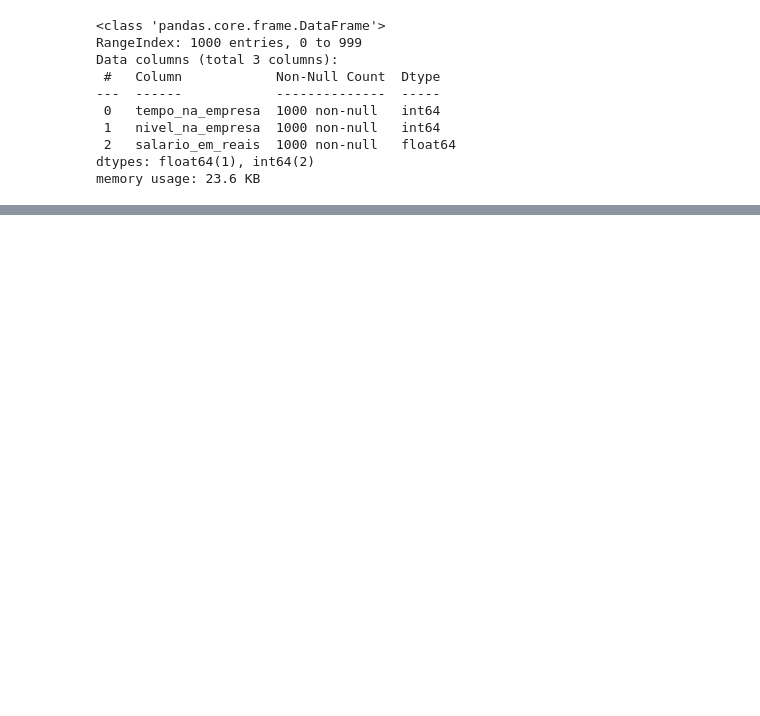
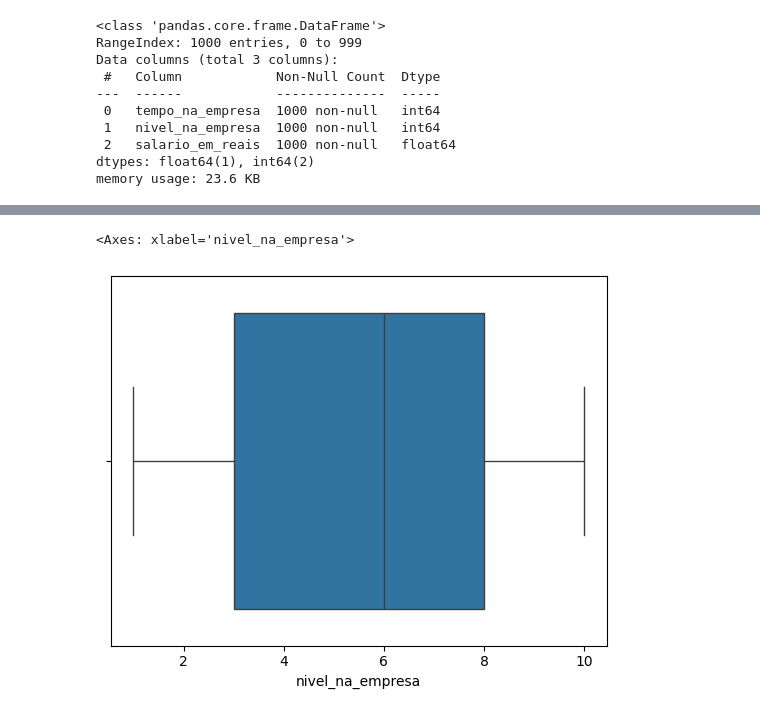
Before and after one commit to rcmonteiro/curso-ia-rocketseat, a Jupyter notebook: regressao_polinomial/modelo_salario.ipynb, the cells around one changed output, grey strips where cells are left out. Drawn from its saved outputs; the diff is of its cells as text; code cells hidden in the pictures; blank space fills up the shorter version.

```diff
--- a/regressao_polinomial/modelo_salario.ipynb
+++ b/regressao_polinomial/modelo_salario.ipynb
@@ -28,0 +76,6 @@ df_bucketing = df.copy()
+# %%
+# Verificar outliers
+sns.boxplot(data=df, x='nivel_na_empresa')
+# %% [output]
+<Axes: xlabel='nivel_na_empresa'>
+[figure, added]
```
Also changed, not shown: parts of 7 cells of this notebook.
